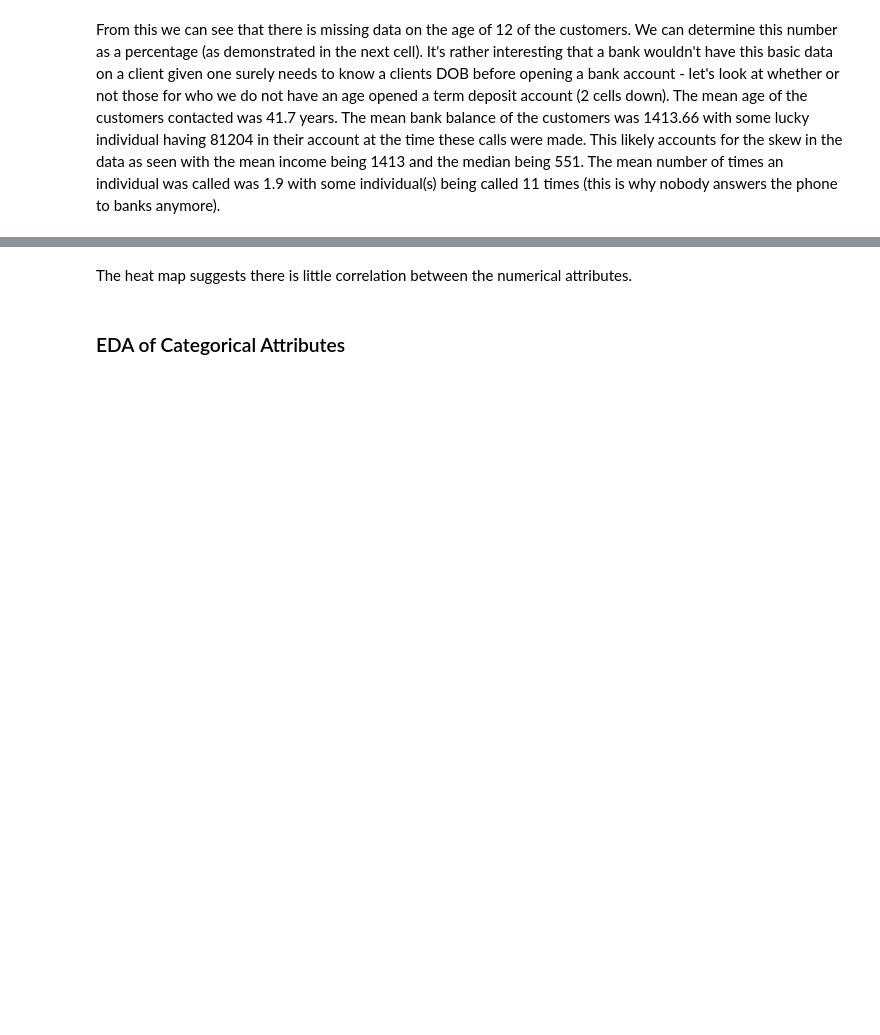
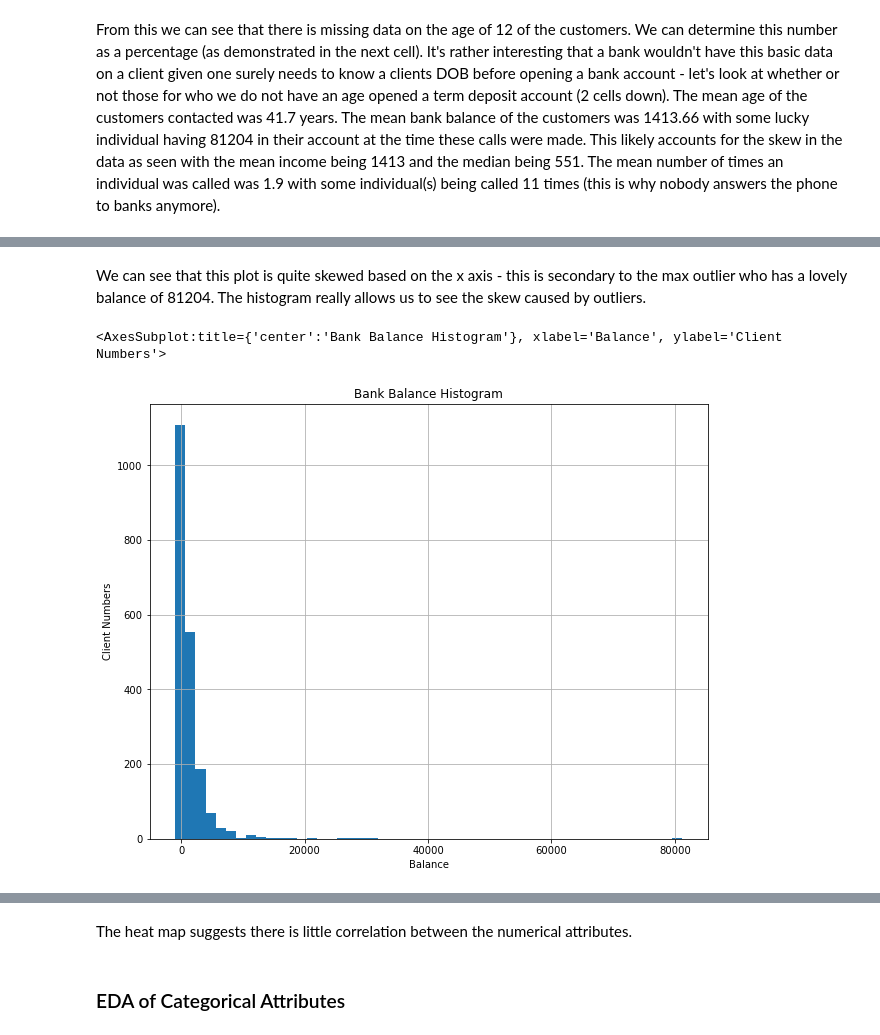
Before and after one commit to darren-king/Exploratory-Data-Analysis, a Jupyter notebook: etivity1.ipynb, the cells around one changed output, grey strips where cells are left out. Drawn from its saved outputs; the diff is of its cells as text; code cells hidden in the pictures; blank space fills up the shorter version.

```diff
--- a/etivity1.ipynb
+++ b/etivity1.ipynb
@@ -143,0 +182,13 @@ sns.heatmap(df.corr());
+# %% [markdown]
+We can see that this plot is quite skewed based on the x axis - this is secondary to the max outlier who has a lovely balance of 81204. The histogram really allows us to see the skew caused by outliers.
+# %%
+#Increase the number of bins to see what behaviours the skew might be hiding.
+
+fig, ax = plt.subplots(figsize=(10,8))
+ax.set_title('Bank Balance Histogram')
+ax.set_xlabel("Balance")
+ax.set_ylabel("Client Numbers")
+df.balance.hist(ax=ax, bins=50)
+# %% [output]
+<AxesSubplot:title={'center':'Bank Balance Histogram'}, xlabel='Balance', ylabel='Client Numbers'>
+[figure, added]
```
Also changed, not shown: parts of 53 cells of this notebook.
